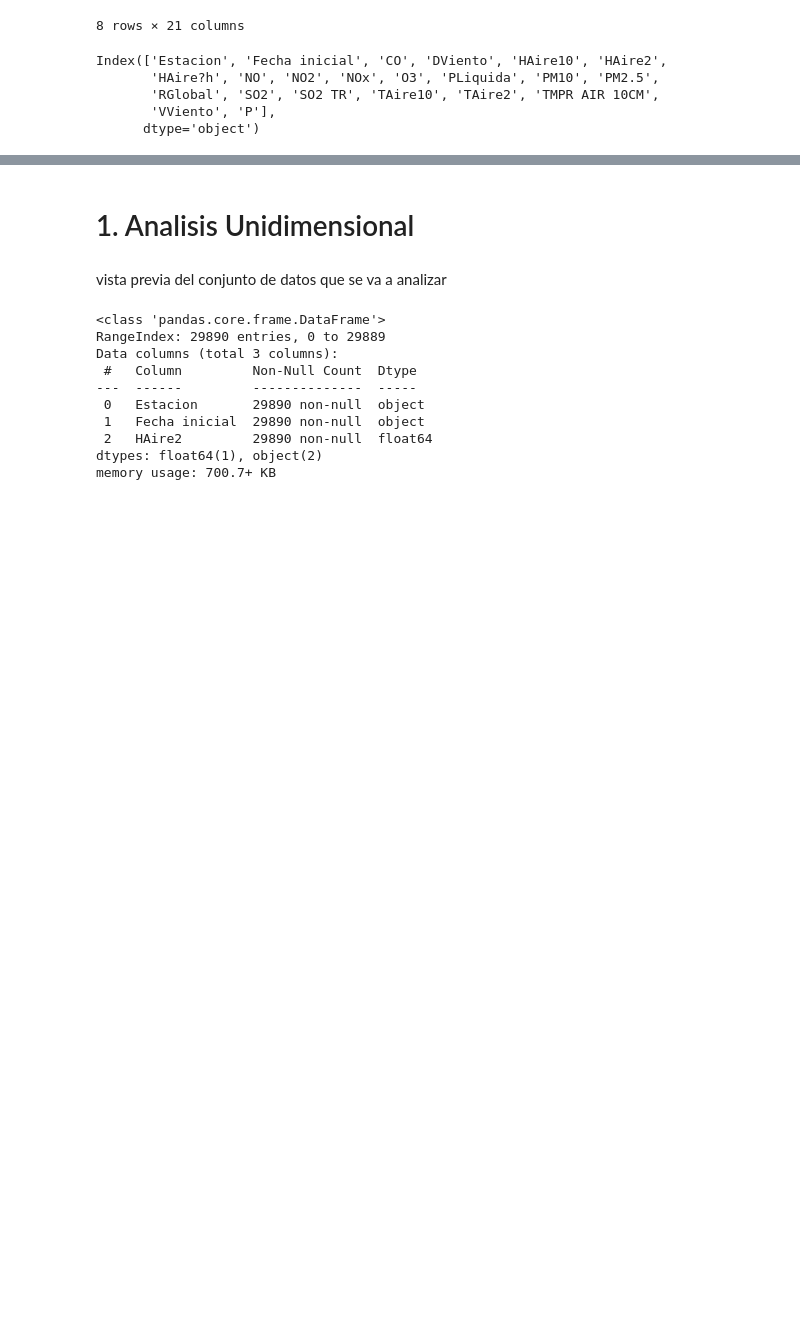
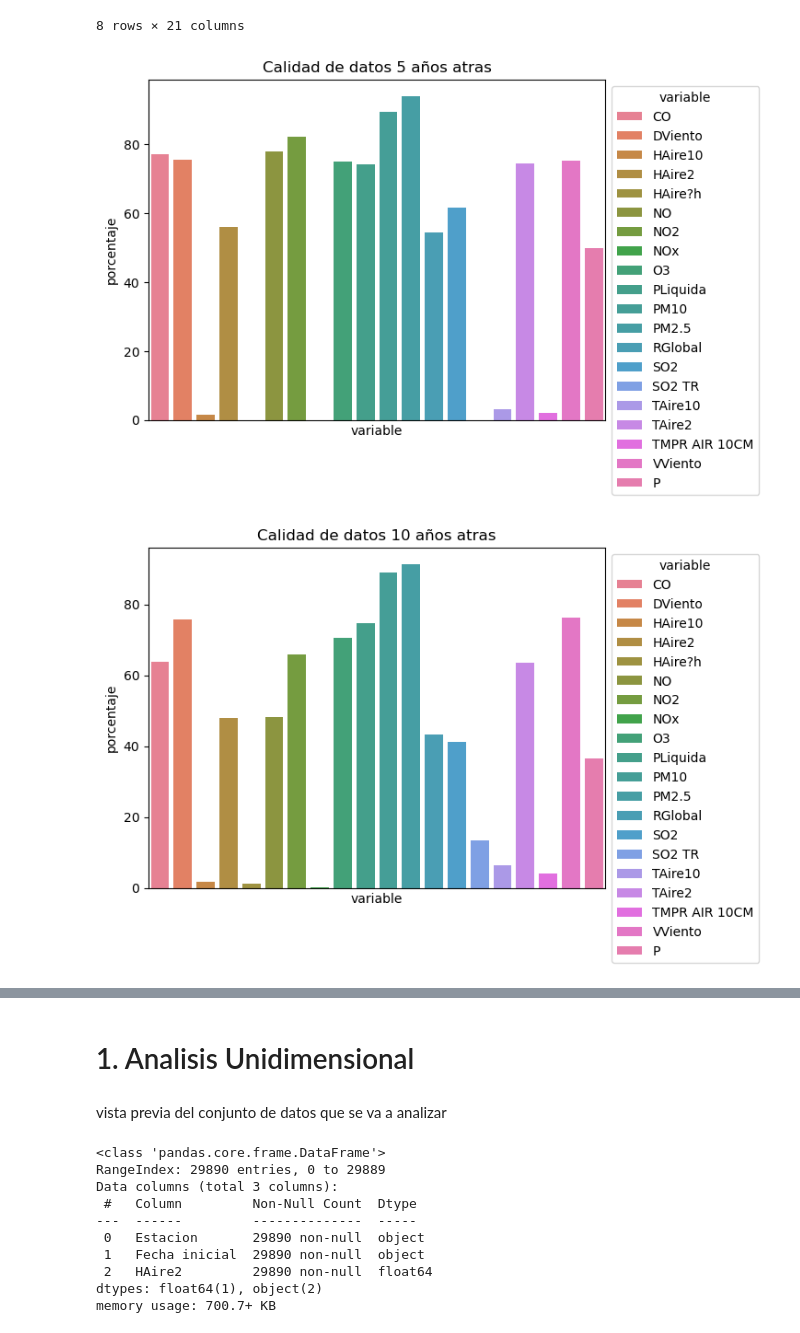
Before and after one commit to josejjgs1923/proyecto-analisis-calidad-aire-bogota, a Jupyter notebook: Analisis datos calidad aire.ipynb, the cells around one changed output, grey strips where cells are left out. Saved outputs shown, nothing was run; the diff lists cells and outputs as text; code cells hidden in the pictures; blank space fills up the shorter version.

Commit message:
Agreagar el codigo de la limpieza de los datos en el repositorio.

```diff
--- a/Analisis datos calidad aire.ipynb
+++ b/Analisis datos calidad aire.ipynb
@@ -133,11 +121,47 @@ df_mg.describe()
 | max | 2025-03-31 00:00:00 | 5025.540 | 358.042 | 90.043 | 121.000 | 83.000 | 646.522 | 126.747 | 356.840 | 154.700 | ... |
 | std | NaN | 457.688 | 54.636 | 7.649 | 8.605 | 6.716 | 21.084 | 12.778 | 28.371 | 11.506 | ... |
 8 rows × 21 columns
-# %%
-df_mg.columns
-# %% [output]
-Index(['Estacion', 'Fecha inicial', 'CO', 'DViento', 'HAire10', 'HAire2',
-       'HAire?h', 'NO', 'NO2', 'NOx', 'O3', 'PLiquida', 'PM10', 'PM2.5',
-       'RGlobal', 'SO2', 'SO2 TR', 'TAire10', 'TAire2', 'TMPR AIR 10CM',
-       'VViento', 'P'],
-      dtype='object')
+# %%
+fecha_max = pd.to_datetime("2025-03-31",  format="%Y-%m-%d")
+fecha_antes5 = fecha_max - pd.DateOffset(years=5)
+fecha_antes10 = fecha_max - pd.DateOffset(years=10)
+fecha_antes15 = fecha_max - pd.DateOffset(years=15)
+
+df_rep5 = df_reporte[df_reporte[At.f] >= fecha_antes5]
+df_rep10 = df_reporte[df_reporte[At.f] >= fecha_antes10]
+df_rep15 = df_reporte[df_reporte[At.f] >= fecha_antes15]
+# %%
+def obtener_prop_validos(df, año):
+    conteo_no_nulos = df.notna().sum()
+
+    conteo_fracc = conteo_no_nulos[2:]/conteo_no_nulos[At.est] * 100
+
+    conteo_fracc = pd.concat([conteo_fracc], axis=1)
+
+    conteo_fracc.reset_index(inplace=True)
+
+    conteo_fracc.rename(columns = {0:"porcentaje", "index":"variable"}, inplace=True)
+
+    conteo_fracc["año"] = año
+
+    return conteo_fracc
+
+
+df_por_intervalo = (df_rep5, df_rep10, df_rep15)
+años = (5, 10, 15)
+
+array_conteo = [obtener_prop_validos(df, año) for df, año in zip(df_por_intervalo, años)]
+
+conteo_fracc = pd.concat(array_conteo)
+# %%
+for df, año in zip(array_conteo, años):
+    eje = sns.barplot(data=df, x="variable", y="porcentaje", hue="variable", legend="full")
+    eje.set(xticks=[])
+    eje.set_title(f"Calidad de datos {año} años atras")
+    sns.move_legend(eje, "upper left", bbox_to_anchor=(1, 1))
+    plt.show()
+
+    #eje.get_figure().savefig(f'comp {año}.png')
+# %% [output]
+[figure, added]
+[figure, added]
```
Also changed, not shown: parts of 26 cells of this notebook.
